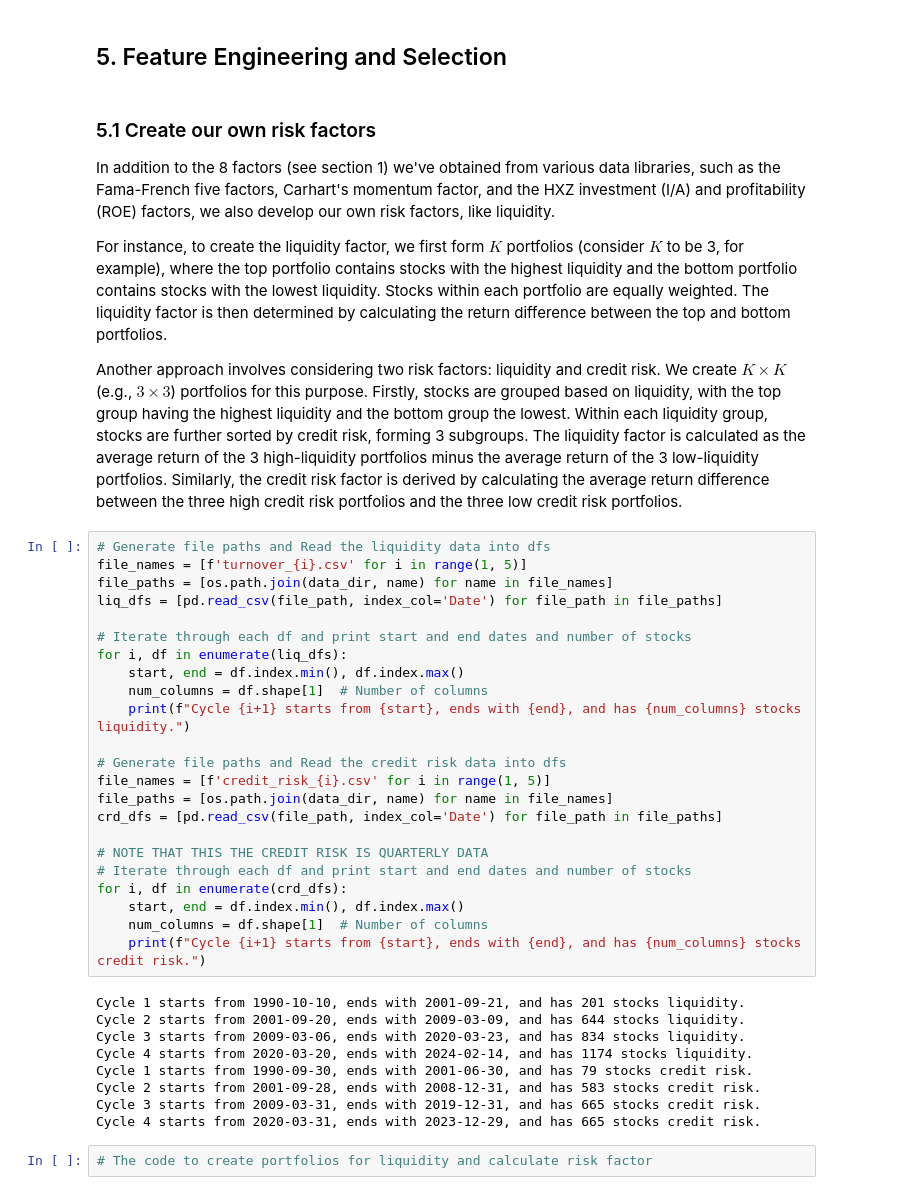
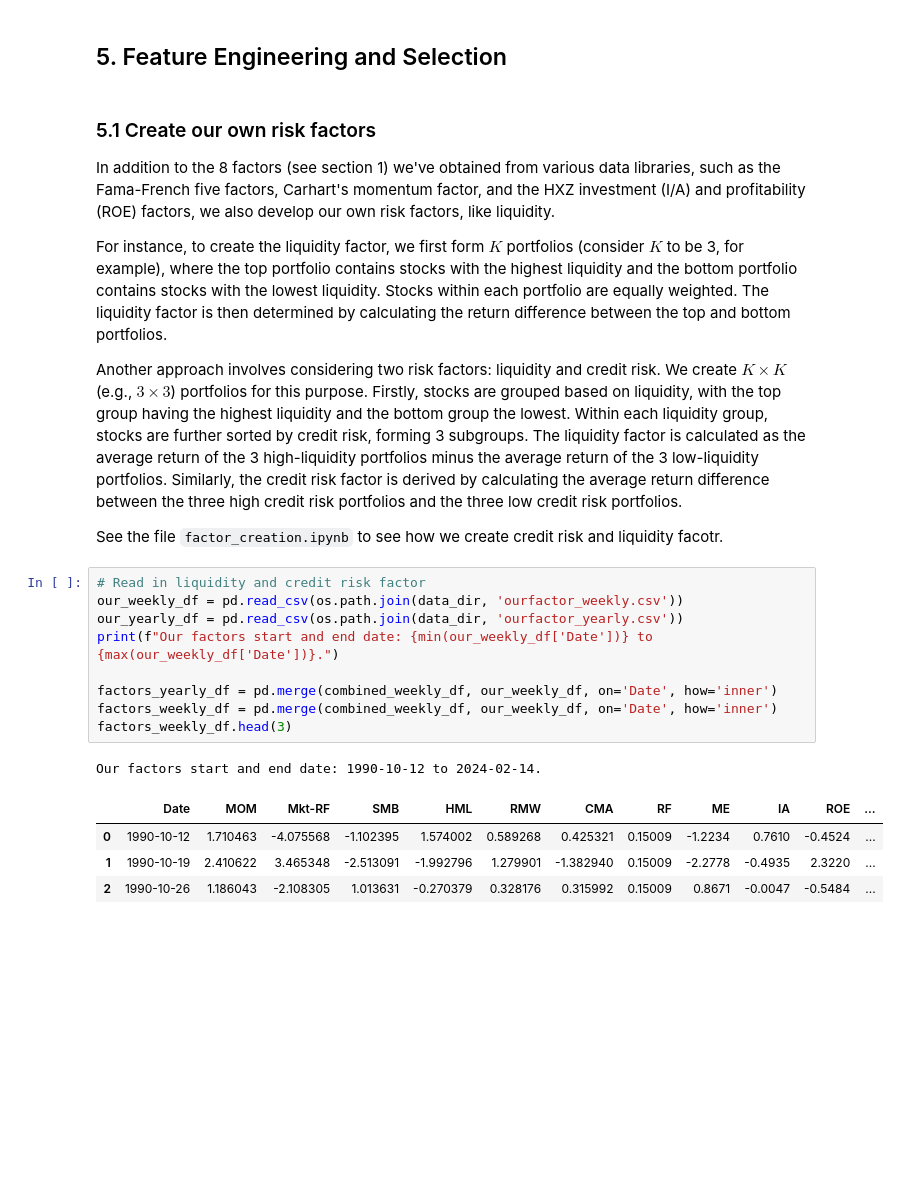
Before and after one commit to patrickwjwang/equity-cycle, a Jupyter notebook: notebooks/equity-cycle-submission-1.ipynb, the cells around one changed output. Cells and saved outputs as stored; diff of their text form; blank space fills up the shorter version.

```diff
--- a/notebooks/equity-cycle-submission-1.ipynb
+++ b/notebooks/equity-cycle-submission-1.ipynb
@@ -412,37 +387,20 @@ In addition to the 8 factors (see section 1) we've obtained from various data li
 For instance, to create the liquidity factor, we first form $K$ portfolios (consider $K$ to be 3, for example), where the top portfolio contains stocks with the highest liquidity and the bottom portfolio contains stocks with the lowest liquidity. Stocks within each portfolio are equally weighted. The liquidity factor is then determined by calculating the return difference between the top and bottom portfolios.
 
 Another approach involves considering two risk factors: liquidity and credit risk. We create $K \times K$ (e.g., $3 \times 3$) portfolios for this purpose. Firstly, stocks are grouped based on liquidity, with the top group having the highest liquidity and the bottom group the lowest. Within each liquidity group, stocks are further sorted by credit risk, forming 3 subgroups. The liquidity factor is calculated as the average return of the 3 high-liquidity portfolios minus the average return of the 3 low-liquidity portfolios. Similarly, the credit risk factor is derived by calculating the average return difference between the three high credit risk portfolios and the three low credit risk portfolios.
+
+See the file `factor_creation.ipynb` to see how we create credit risk and liquidity facotr.
-# %%
-# Generate file paths and Read the liquidity data into dfs
-file_names = [f'turnover_{i}.csv' for i in range(1, 5)]
-file_paths = [os.path.join(data_dir, name) for name in file_names]
-liq_dfs = [pd.read_csv(file_path, index_col='Date') for file_path in file_paths]
-
-# Iterate through each df and print start and end dates and number of stocks
-for i, df in enumerate(liq_dfs):
-    start, end = df.index.min(), df.index.max()
-    num_columns = df.shape[1]  # Number of columns
-    print(f"Cycle {i+1} starts from {start}, ends with {end}, and has {num_columns} stocks liquidity.")
-
-# Generate file paths and Read the credit risk data into dfs
-file_names = [f'credit_risk_{i}.csv' for i in range(1, 5)]
-file_paths = [os.path.join(data_dir, name) for name in file_names]
-crd_dfs = [pd.read_csv(file_path, index_col='Date') for file_path in file_paths]
-
-# NOTE THAT THIS THE CREDIT RISK IS QUARTERLY DATA
-# Iterate through each df and print start and end dates and number of stocks
-for i, df in enumerate(crd_dfs):
-    start, end = df.index.min(), df.index.max()
-    num_columns = df.shape[1]  # Number of columns
-    print(f"Cycle {i+1} starts from {start}, ends with {end}, and has {num_columns} stocks credit risk.")
-# %% [output]
-Cycle 1 starts from 1990-10-10, ends with 2001-09-21, and has 201 stocks liquidity.
-Cycle 2 starts from 2001-09-20, ends with 2009-03-09, and has 644 stocks liquidity.
-Cycle 3 starts from 2009-03-06, ends with 2020-03-23, and has 834 stocks liquidity.
-Cycle 4 starts from 2020-03-20, ends with 2024-02-14, and has 1174 stocks liquidity.
-Cycle 1 starts from 1990-09-30, ends with 2001-06-30, and has 79 stocks credit risk.
-Cycle 2 starts from 2001-09-28, ends with 2008-12-31, and has 583 stocks credit risk.
-Cycle 3 starts from 2009-03-31, ends with 2019-12-31, and has 665 stocks credit risk.
-Cycle 4 starts from 2020-03-31, ends with 2023-12-29, and has 665 stocks credit risk.
-# %%
-# The code to create portfolios for liquidity and calculate risk factor
+# %%
+# Read in liquidity and credit risk factor
+our_weekly_df = pd.read_csv(os.path.join(data_dir, 'ourfactor_weekly.csv'))
+our_yearly_df = pd.read_csv(os.path.join(data_dir, 'ourfactor_yearly.csv'))
+print(f"Our factors start and end date: {min(our_weekly_df['Date'])} to {max(our_weekly_df['Date'])}.")
+
+factors_yearly_df = pd.merge(combined_weekly_df, our_weekly_df, on='Date', how='inner')
+factors_weekly_df = pd.merge(combined_weekly_df, our_weekly_df, on='Date', how='inner')
+factors_weekly_df.head(3)
+# %% [output]
+Our factors start and end date: 1990-10-12 to 2024-02-14.
+|  | Date | MOM | Mkt-RF | SMB | HML | RMW | CMA | RF | ME | IA | ROE | ... |
+| 0 | 1990-10-12 | 1.710463 | -4.075568 | -1.102395 | 1.574002 | 0.589268 | 0.425321 | 0.15009 | -1.2234 | 0.7610 | -0.4524 | ... |
+| 1 | 1990-10-19 | 2.410622 | 3.465348 | -2.513091 | -1.992796 | 1.279901 | -1.382940 | 0.15009 | -2.2778 | -0.4935 | 2.3220 | ... |
+| 2 | 1990-10-26 | 1.186043 | -2.108305 | 1.013631 | -0.270379 | 0.328176 | 0.315992 | 0.15009 | 0.8671 | -0.0047 | -0.5484 | ... |
```
Also changed, not shown: parts of 12 cells of this notebook, 9 other files.
